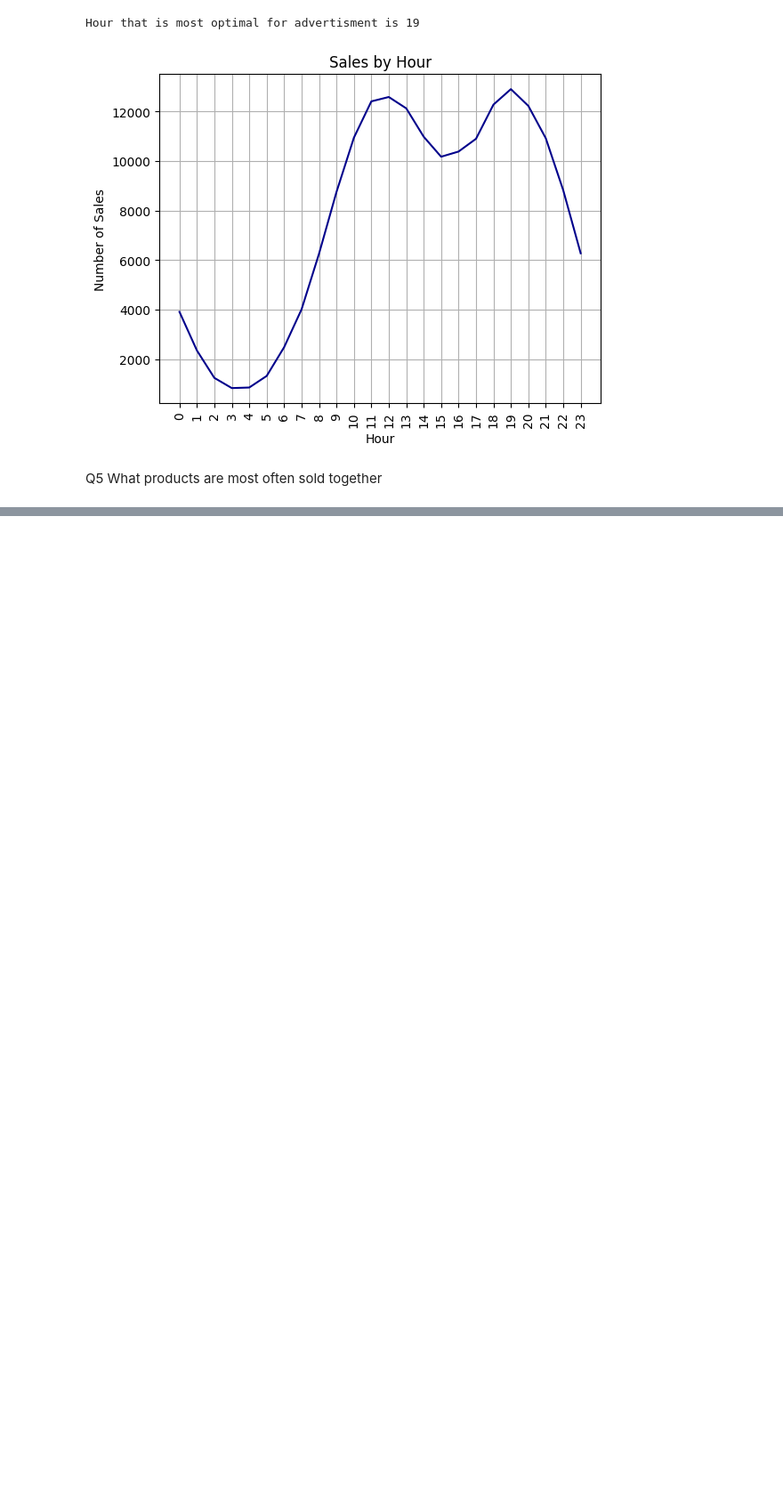
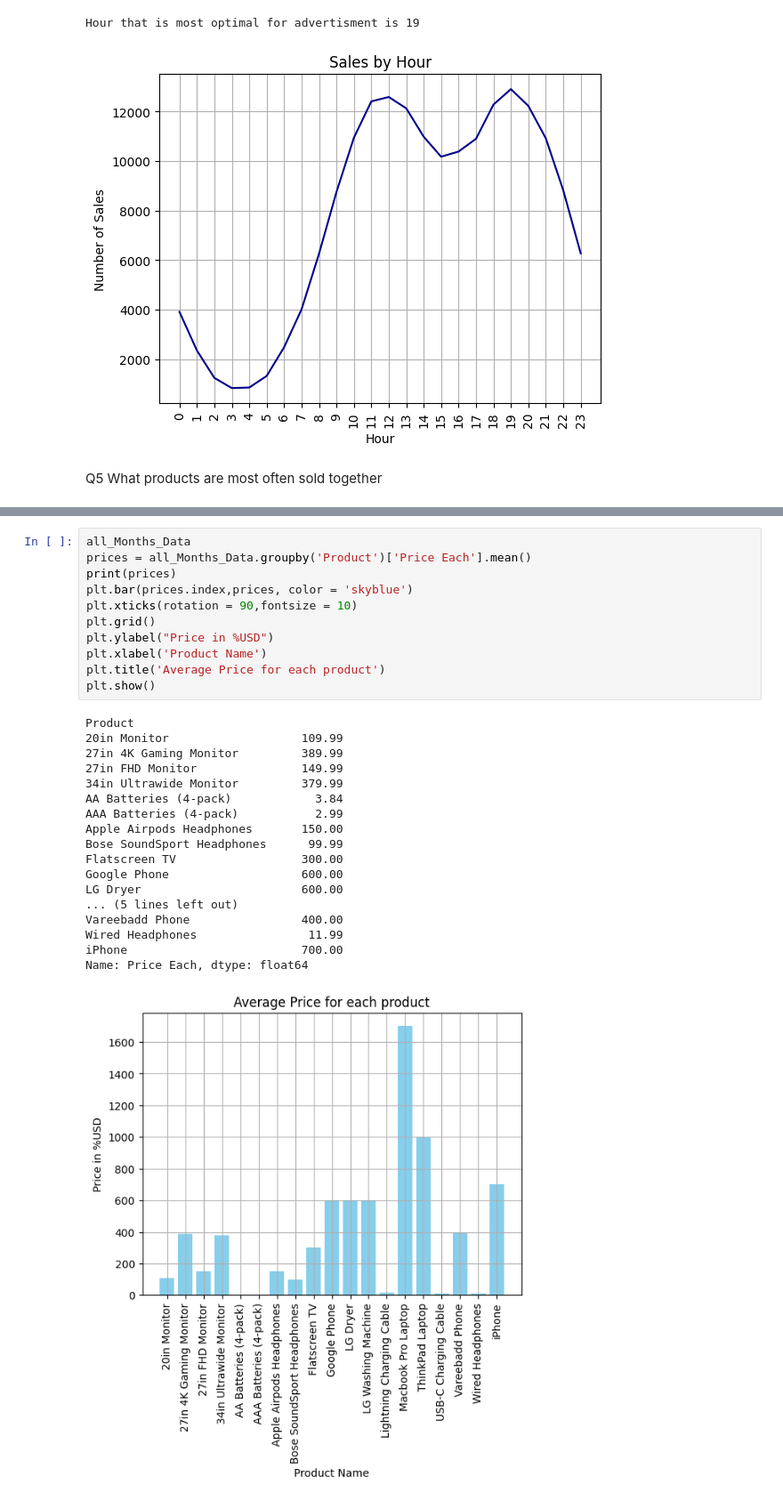
Before and after one commit to papito111/PYTHON_KURSY, a Jupyter notebook: python/Jupyter_nauka/Projekty/4_Projekt_Guided_Sales/Projekt_Sales_Guided.ipynb, the cells around one changed output, grey strips where cells are left out. Shown at 89% size. Cells and saved outputs as stored; diff of their text form; blank space fills up the shorter version.

```diff
--- a/python/Jupyter_nauka/Projekty/4_Projekt_Guided_Sales/Projekt_Sales_Guided.ipynb
+++ b/python/Jupyter_nauka/Projekty/4_Projekt_Guided_Sales/Projekt_Sales_Guided.ipynb
@@ -192,0 +228,30 @@ AttributeError: 'DataFrame' object has no attribute 'len'
+# %%
+all_Months_Data
+prices = all_Months_Data.groupby('Product')['Price Each'].mean()
+print(prices)
+plt.bar(prices.index,prices, color = 'skyblue')
+plt.xticks(rotation = 90,fontsize = 10)
+plt.grid()
+plt.ylabel("Price in %USD")
+plt.xlabel('Product Name')
+plt.title('Average Price for each product')
+plt.show()
+# %% [output]
+Product
+20in Monitor                   109.99
+27in 4K Gaming Monitor         389.99
+27in FHD Monitor               149.99
+34in Ultrawide Monitor         379.99
+AA Batteries (4-pack)            3.84
+AAA Batteries (4-pack)           2.99
+Apple Airpods Headphones       150.00
+Bose SoundSport Headphones      99.99
+Flatscreen TV                  300.00
+Google Phone                   600.00
+LG Dryer                       600.00
+... (5 lines left out)
+Vareebadd Phone                400.00
+Wired Headphones                11.99
+iPhone                         700.00
+Name: Price Each, dtype: float64
+[figure, added]
```
Also changed, not shown: parts of 4 cells of this notebook.
